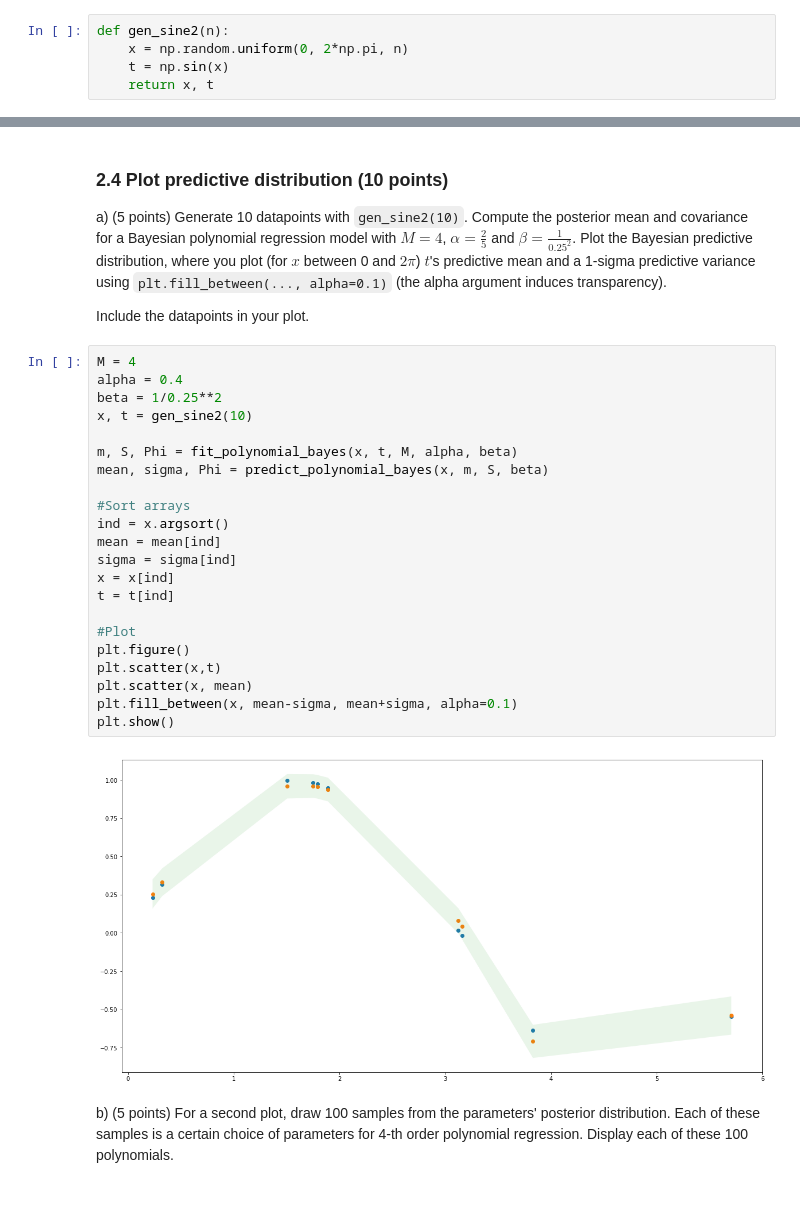
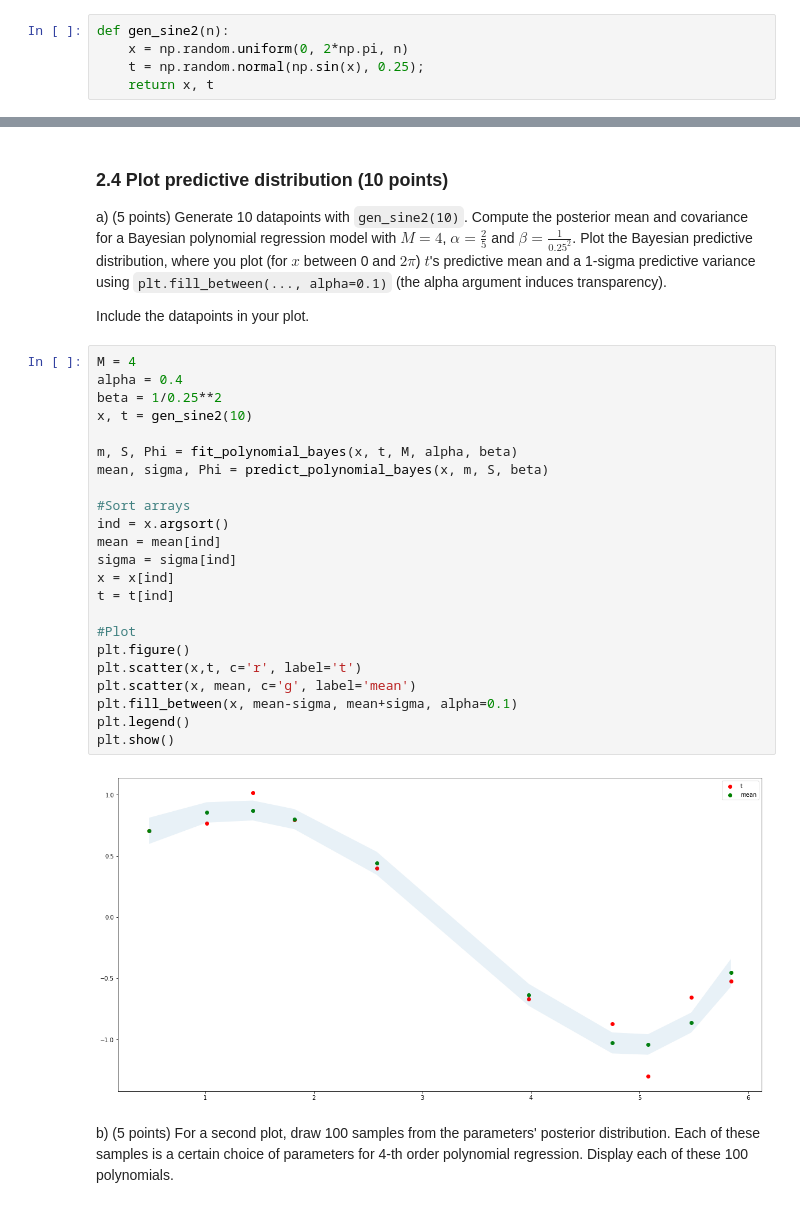
Before and after one commit to ndegier/ML1, a Jupyter notebook: 10683704_12311014_lab1.ipynb, the cells around one changed output, grey strips where cells are left out. Cells and saved outputs as stored; diff of their text form.

```diff
--- a/10683704_12311014_lab1.ipynb
+++ b/10683704_12311014_lab1.ipynb
@@ -447,7 +437,7 @@ Write a function `gen_sine2(N)` that behaves identically to `gen_sine(N)` except
 # %%
 def gen_sine2(n):
     x = np.random.uniform(0, 2*np.pi, n)
-    t = np.sin(x)
+    t = np.random.normal(np.sin(x), 0.25);
     return x, t
 # %%
 ### Test your function
@@ -546,27 +547,28 @@ Include the datapoints in your plot.
 # %%
 M = 4
 alpha = 0.4
 beta = 1/0.25**2
 x, t = gen_sine2(10)
 
 m, S, Phi = fit_polynomial_bayes(x, t, M, alpha, beta)
 mean, sigma, Phi = predict_polynomial_bayes(x, m, S, beta)
 
 #Sort arrays
 ind = x.argsort()
 mean = mean[ind]
 sigma = sigma[ind]
 x = x[ind]
 t = t[ind]
 
 #Plot
 plt.figure()
-plt.scatter(x,t)
-plt.scatter(x, mean)
+plt.scatter(x,t, c='r', label='t')
+plt.scatter(x, mean, c='g', label='mean')
 plt.fill_between(x, mean-sigma, mean+sigma, alpha=0.1)
+plt.legend()
 plt.show()
 # %% [output]
-[figure, old version]
+[figure, new version]
 # %% [markdown]
 b) (5 points) For a second plot, draw 100 samples from the parameters' posterior distribution. Each of these samples is a certain choice of parameters for 4-th order polynomial regression.
 Display each of these 100 polynomials.
```
Also changed, not shown: parts of 18 cells of this notebook.
